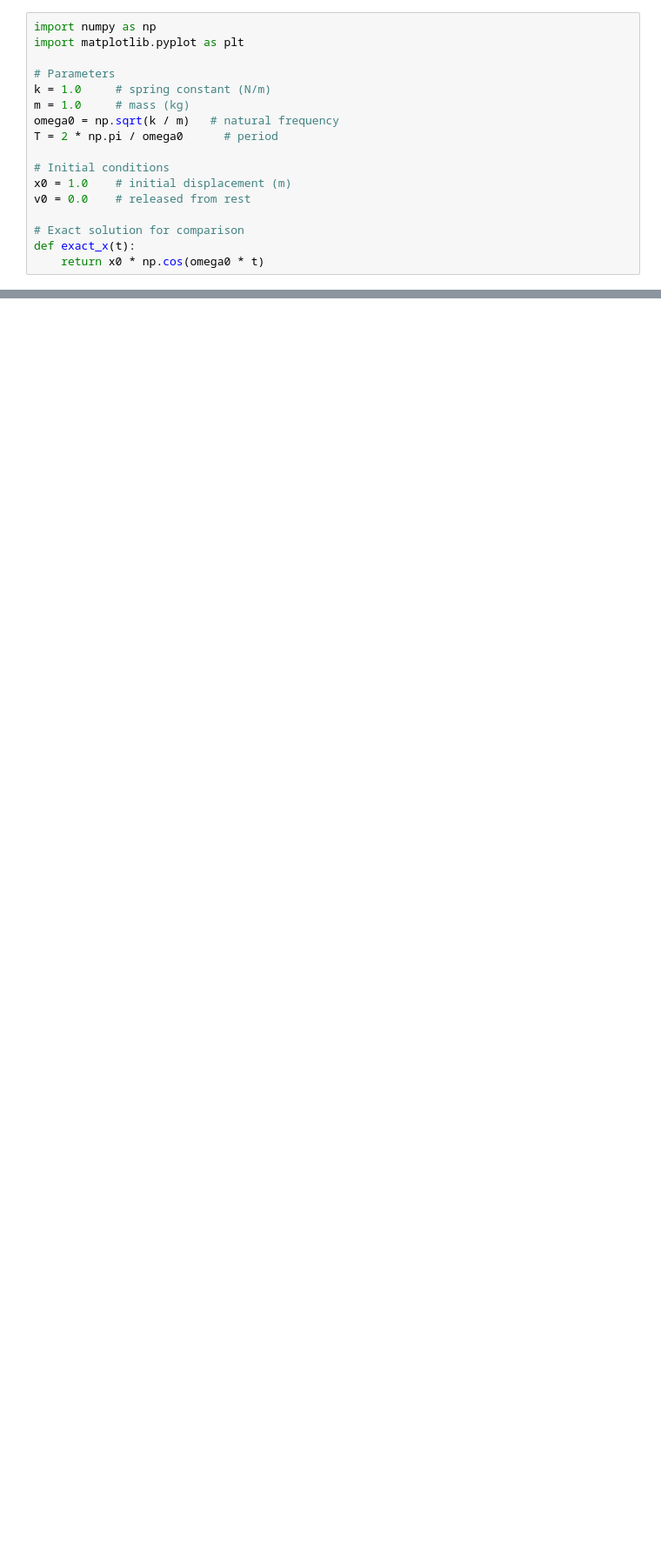
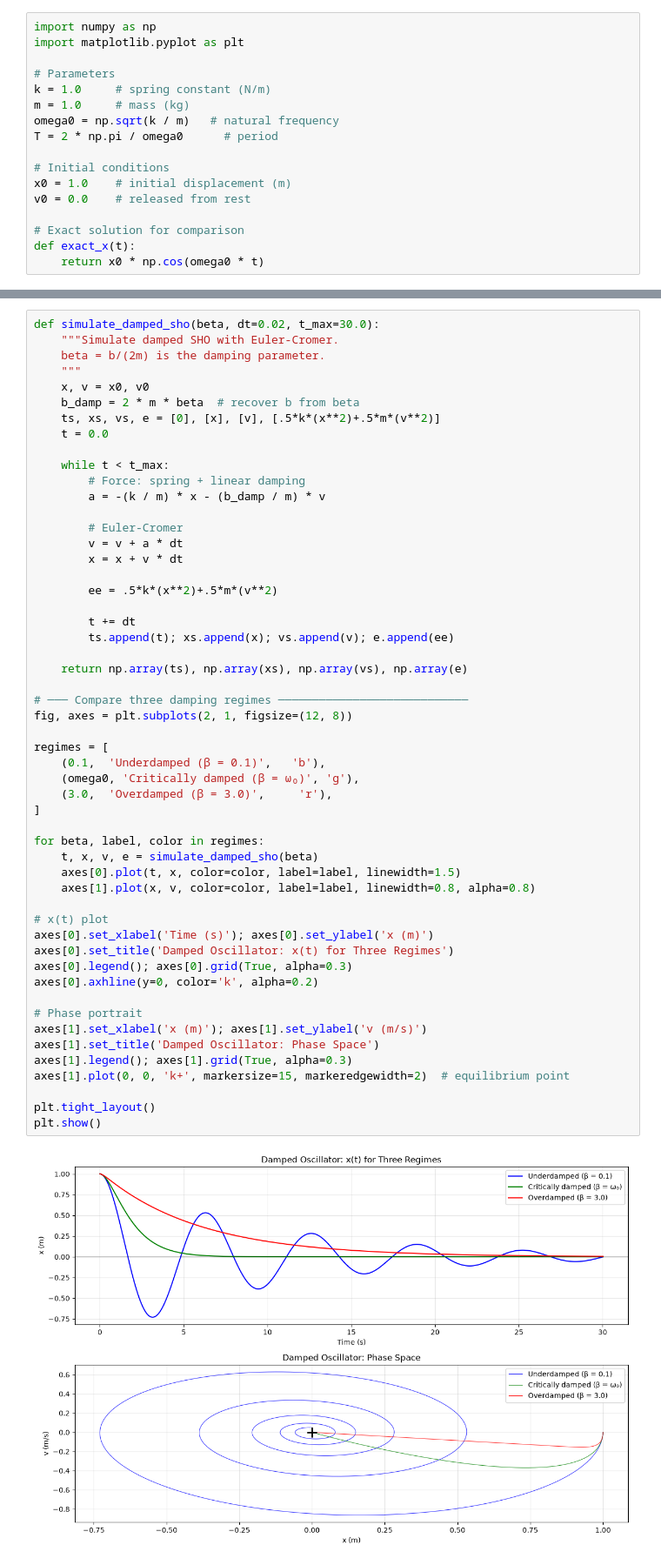
Before and after one commit to inoe-tech/phys311, a Jupyter notebook: labs/Lab 3/Lesson 3.ipynb, the cells around one changed output, grey strips where cells are left out. Shown at 87% size. Cells and saved outputs as stored; diff of their text form; blank space fills up the shorter version.

```diff
--- a/labs/Lab 3/Lesson 3.ipynb
+++ b/labs/Lab 3/Lesson 3.ipynb
@@ -78,0 +134,55 @@ plt.show()
+# %%
+def simulate_damped_sho(beta, dt=0.02, t_max=30.0):
+    """Simulate damped SHO with Euler-Cromer.
+    beta = b/(2m) is the damping parameter.
+    """
+    x, v = x0, v0
+    b_damp = 2 * m * beta  # recover b from beta
+    ts, xs, vs, e = [0], [x], [v], [.5*k*(x**2)+.5*m*(v**2)]
+    t = 0.0
+
+    while t < t_max:
+        # Force: spring + linear damping
+        a = -(k / m) * x - (b_damp / m) * v
+
+        # Euler-Cromer
+        v = v + a * dt
+        x = x + v * dt
+
+        ee = .5*k*(x**2)+.5*m*(v**2)
+
+        t += dt
+        ts.append(t); xs.append(x); vs.append(v); e.append(ee)
+
+    return np.array(ts), np.array(xs), np.array(vs), np.array(e)
+
+# ─── Compare three damping regimes ────────────────────────────
+fig, axes = plt.subplots(2, 1, figsize=(12, 8))
+
+regimes = [
+    (0.1,  'Underdamped (β = 0.1)',   'b'),
+    (omega0, 'Critically damped (β = ω₀)', 'g'),
+    (3.0,  'Overdamped (β = 3.0)',     'r'),
+]
+
+for beta, label, color in regimes:
+    t, x, v, e = simulate_damped_sho(beta)
+    axes[0].plot(t, x, color=color, label=label, linewidth=1.5)
+    axes[1].plot(x, v, color=color, label=label, linewidth=0.8, alpha=0.8)
+
+# x(t) plot
+axes[0].set_xlabel('Time (s)'); axes[0].set_ylabel('x (m)')
+axes[0].set_title('Damped Oscillator: x(t) for Three Regimes')
+axes[0].legend(); axes[0].grid(True, alpha=0.3)
+axes[0].axhline(y=0, color='k', alpha=0.2)
+
+# Phase portrait
+axes[1].set_xlabel('x (m)'); axes[1].set_ylabel('v (m/s)')
+axes[1].set_title('Damped Oscillator: Phase Space')
+axes[1].legend(); axes[1].grid(True, alpha=0.3)
+axes[1].plot(0, 0, 'k+', markersize=15, markeredgewidth=2)  # equilibrium point
+
+plt.tight_layout()
+plt.show()
+# %% [output]
+[figure, added]
```
Also changed, not shown: parts of 12 cells of this notebook, 4 other files.
